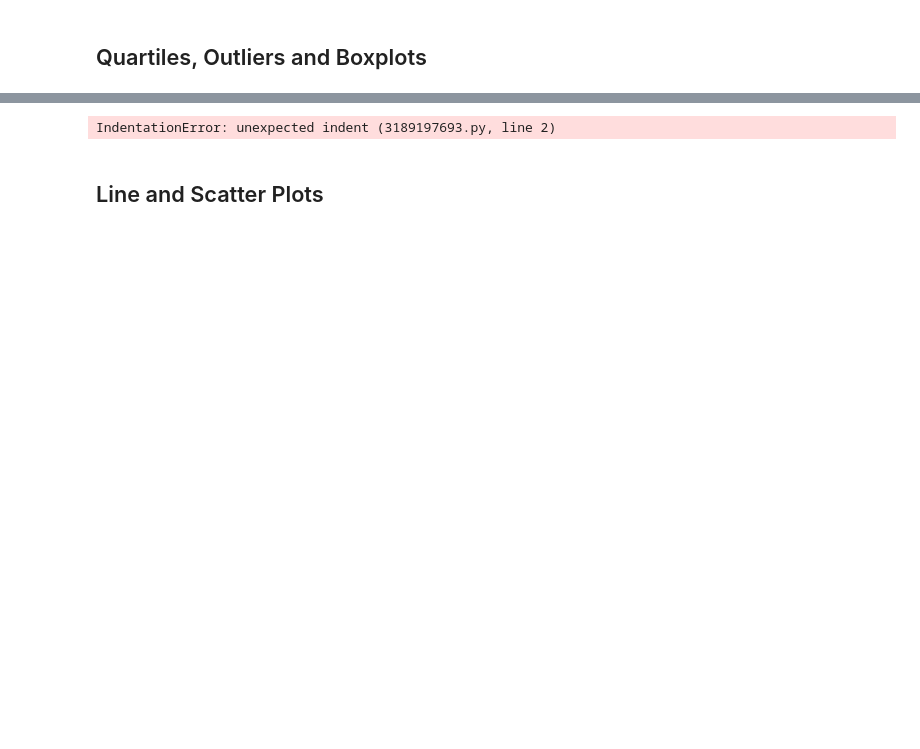
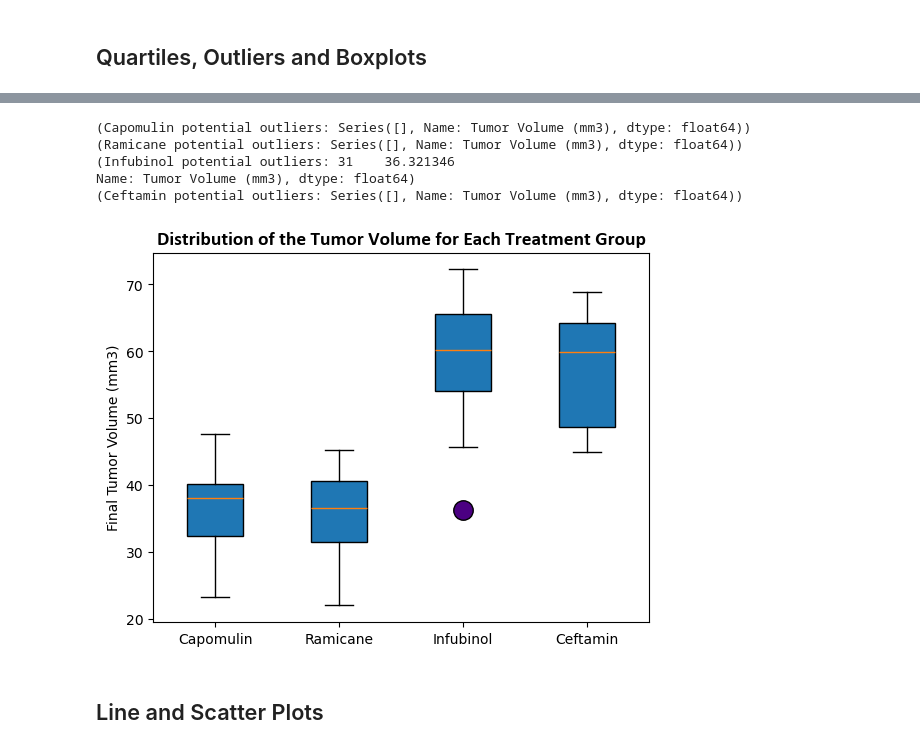
Before and after one commit to smruth17/data_visualization-challenge, a Jupyter notebook: Pymaceuticals/pymaceuticals.ipynb, the cells around one changed output, grey strips where cells are left out. Saved outputs shown, nothing was run; the diff lists cells and outputs as text; code cells hidden in the pictures; blank space fills up the shorter version.

```diff
--- a/Pymaceuticals/pymaceuticals.ipynb
+++ b/Pymaceuticals/pymaceuticals.ipynb
@@ -232,0 +211,11 @@ import seaborn as sns
+# %%
+# Calculate the final tumor volume of each mouse across four of the treatment regimens:
+# Capomulin, Ramicane, Infubinol, and Ceftamin
+
+# Start by getting the last (greatest) timepoint for each mouse
+greatest_tumor = clean_df.groupby(["Mouse ID"])["Timepoint"].max()
+greatest_tumor = greatest_tumor.reset_index()
+
+# Merge this group df with the original DataFrame to get the tumor volume at the last timepoint
+volume_data = greatest_tumor.merge(clean_df, on=["Mouse ID", "Timepoint"], how="left")
+volume_data.head(50)
@@ -233,13 +240,31 @@ import seaborn as sns
 # %%
-# for drug in treatment_list:
-    final_tumor_vol = clean_df.loc[clean_df["Drug Regimen"] == drug, "Tumor Volume (mm3)"]
+# Put treatments into a list for for loop (and later for plot labels)
+regimen_list = ['Capomulin', 'Ramicane', 'Infubinol','Ceftamin']
+
+# Create empty list to fill with tumor vol data (for plotting)
+tumor_vol_list = []
+
+# Calculate the IQR and quantitatively determine if there are any potential outliers.
+for drug in regimen_list:
+
+    # Locate the rows which contain mice on each drug and get the tumor volumes
+    final_tumor_vol = volume_data.loc[volume_data["Drug Regimen"] == drug, "Tumor Volume (mm3)"]
+
+    # add subset
     tumor_vol_list.append(final_tumor_vol)
-    quartiles = final_tumor_vol.quantile([25,.5,.75])
+
+    # Determine outliers using upper and lower bounds
+    quartiles = final_tumor_vol.quantile([.25,.5,.75])
     lowerq = quartiles[0.25]
-    upperq = quartiels [0.75]
+    upperq = quartiles[0.75]
     iqr = upperq - lowerq
     lower_bound = lowerq - (1.5*iqr)
     upper_bound = upperq + (1.5*iqr)
     outliers = final_tumor_vol.loc[(final_tumor_vol < lower_bound) | (final_tumor_vol > upper_bound)]
+    print(f'({drug} potential outliers: {outliers})')
 # %% [output]
-IndentationError: unexpected indent (3189197693.py, line 2)
+(Capomulin potential outliers: Series([], Name: Tumor Volume (mm3), dtype: float64))
+(Ramicane potential outliers: Series([], Name: Tumor Volume (mm3), dtype: float64))
+(Infubinol potential outliers: 31    36.321346
+Name: Tumor Volume (mm3), dtype: float64)
+(Ceftamin potential outliers: Series([], Name: Tumor Volume (mm3), dtype: float64))
@@ -257,3 +271,13 @@ IndentationError: unexpected indent (3189197693.py, line 2)
+# %%
+# Generate a box plot that shows the distrubution of the tumor volume for each treatment group.
+vol_out = dict(markerfacecolor="indigo",markersize=14)
+colors = ["cornflowerblue"]
+plt.boxplot(tumor_vol_list, labels = regimen_list, flierprops=vol_out, patch_artist=True,)
+plt.ylabel("Final Tumor Volume (mm3)")
+plt.title("Distribution of the Tumor Volume for Each Treatment Group", fontfamily="Calibri", fontsize=14, fontweight="bold")
+plt.show()
+# %% [output]
+[figure, added]
 # %% [markdown]
 ## Line and Scatter Plots
 # %%
```
Also changed, not shown: parts of 12 cells of this notebook.
